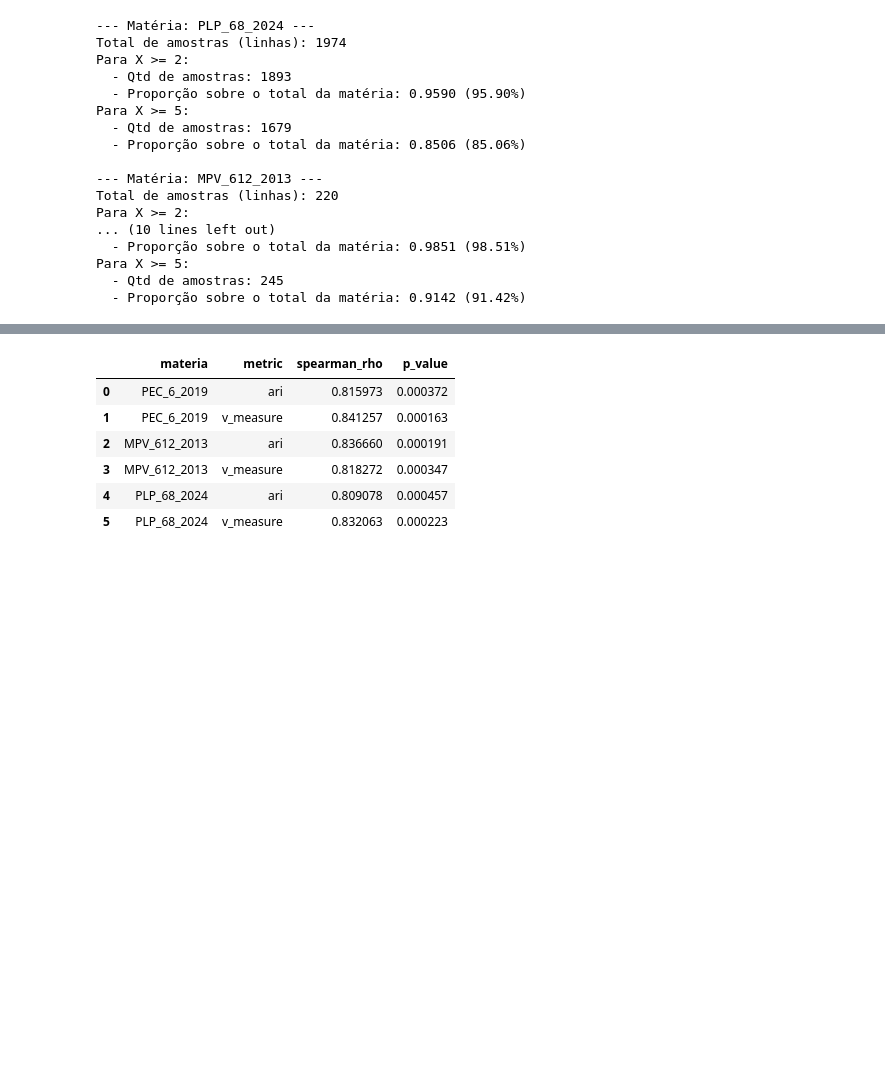
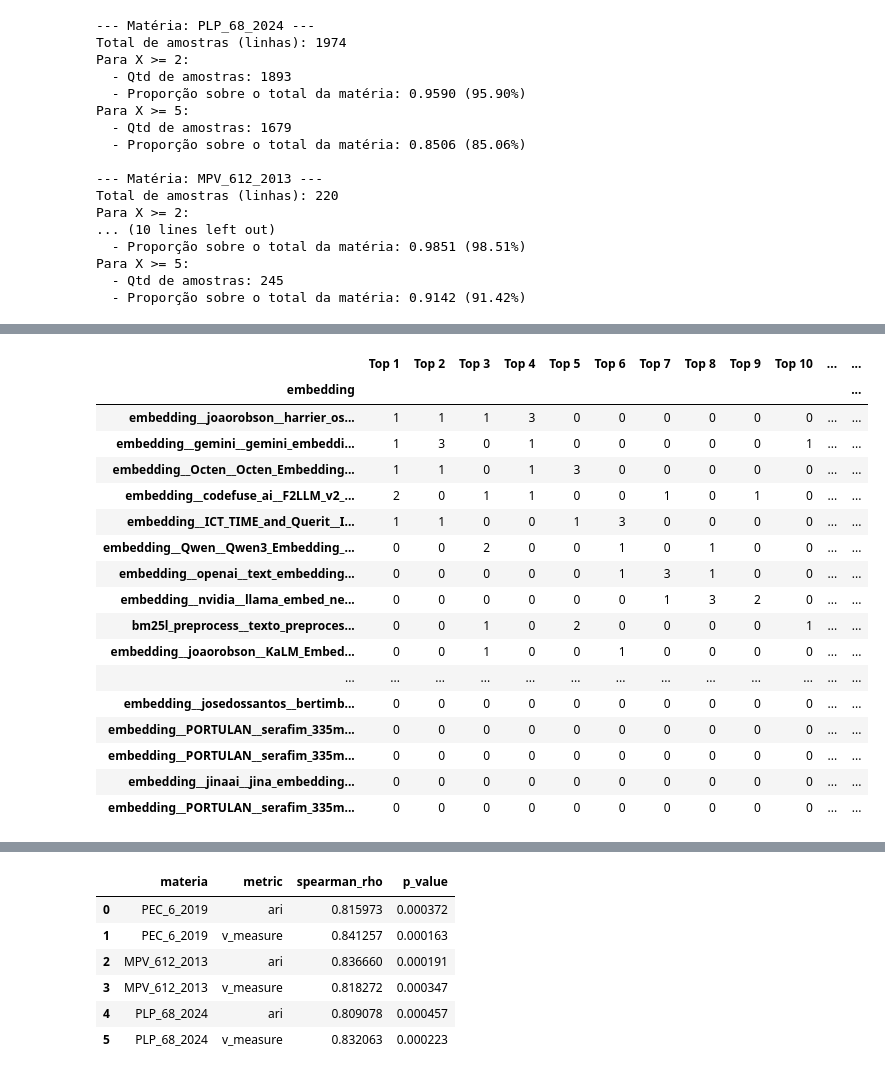
Before and after one commit to joaorobson/br-leg-amendments-embeddings-eval, a Jupyter notebook: notebooks/tasks_eval/Clustering-Eval.ipynb, the cells around one changed output, grey strips where cells are left out. Saved outputs shown, nothing was run; the diff lists cells and outputs as text; code cells hidden in the pictures; blank space fills up the shorter version.

Commit message:
Atualização dos notebooks de avaliação + notebook de geração de embeddings proprietários

```diff
--- a/notebooks/tasks_eval/Clustering-Eval.ipynb
+++ b/notebooks/tasks_eval/Clustering-Eval.ipynb
@@ -5,5 +7,5 @@ from tqdm import tqdm
 # %%
-embeddings = pd.read_parquet("../data/datasets/embeddings_v10.parquet")
+embeddings = pd.read_parquet("../../data/datasets/embeddings.parquet")
 # %%
 embedding_cols = [
     'embedding__codefuse_ai__F2LLM_v2_14B__texto',
@@ -893,11 +114,0 @@ Nivel=tema | Clusters=261
-# %%
-df_all = pd.concat(
-    [
-        df.assign(
-            materia=materia,
-            tipo_texto=df["embedding"].apply(extrair_tipo_texto)
-        )
-        for materia, df in resultados_df.items()
-    ],
-    ignore_index=True
-)
@@ -972,2 +114,0 @@ def map_latex_names(df, column="embedding"):
-# %%
-df_all["nome_latex"] =  map_latex_names(df_clustering)
@@ -1248,0 +465,62 @@ def get_model_size(name):
+# %%
+df_exp = df_all[
+    (df_all["tipo_texto"] == "texto_preprocessado") &
+    (df_all["nivel"] == "tema")
+].copy()
+
+# Lista de métricas a ranquear (retrieval e clustering)
+metricas = ["ari", "v_measure"]
+
+# Filtra apenas as métricas presentes nas colunas
+metricas_validas = [m for m in metricas if m in df_exp.columns]
+
+# =====================================================================
+# 2. TRANSFORMAÇÃO PARA FORMATO LONGO E CÁLCULO DOS RANKS
+# =====================================================================
+# Derrete o DataFrame para termos 1 linha por (materia, embedding, metrica)
+df_melted = df_exp.melt(
+    id_vars=["materia", "embedding"],
+    value_vars=metricas_validas,
+    var_name="metrica",
+    value_name="score"
+).dropna(subset=["score"])
+
+# Calcula a posição (Rank 1 = Maior Score) dentro de cada grupo (materia, metrica)
+# method='min' garante ranking padrão de competição em caso de empate
+df_melted["rank"] = (
+    df_melted.groupby(["materia", "metrica"])["score"]
+    .rank(ascending=False, method="min")
+    .astype(int)
+)
+
+# =====================================================================
+# 3. TABELA DE FREQUÊNCIA DE POSIÇÕES (TOP 1, TOP 2, TOP 3, ...)
+# =====================================================================
+# Cria a matriz: Linha = Modelo/Embedding | Coluna = Posição no Rank
+df_ranks_count = pd.crosstab(
+    index=df_melted["embedding"],
+    columns=df_melted["rank"],
+    margins=False
+)
+
+# Renomeia as colunas para formato amigável (Top 1, Top 2, ...)
+df_ranks_count.columns = [f"Top {col}" for col in df_ranks_count.columns]
+
+# Adiciona Rank Médio para ordenação global consistente
+rank_medio = df_melted.groupby("embedding")["rank"].mean().rename("Rank Médio")
+df_ranks_count["Rank Médio"] = rank_medio.round(2)
+
+# Ordena a tabela pelos mais frequentes no Top 1 e depois pelo melhor Rank Médio
+df_ranks_count = df_ranks_count.sort_values(by=[ "Rank Médio", "Top 1"], ascending=[True, False])
+
+# Preenche posições vazias com 0
+df_ranks_count = df_ranks_count.fillna(0).astype({col: int for col in df_ranks_count.columns if col != "Rank Médio"})
+
+# =====================================================================
+# 4. EXIBIÇÃO DOS RESULTADOS
+# =====================================================================
+print("=" * 80)
+print("DISTRIBUIÇÃO DE POSIÇÕES POR MODELO (Todas as Matérias e Métricas)")
+print("=" * 80)
+display(df_ranks_count)
+# %% [output]
@@ -1248,0 +530,18 @@ def get_model_size(name):
+|  | Top 1 | Top 2 | Top 3 | Top 4 | Top 5 | Top 6 | Top 7 | Top 8 | Top 9 | Top 10 | ... | ... |
+| embedding |  |  |  |  |  |  |  |  |  |  |  | ... |
+| embedding__joaorobson__harrier_os... | 1 | 1 | 1 | 3 | 0 | 0 | 0 | 0 | 0 | 0 | ... | ... |
+| embedding__gemini__gemini_embeddi... | 1 | 3 | 0 | 1 | 0 | 0 | 0 | 0 | 0 | 1 | ... | ... |
+| embedding__Octen__Octen_Embedding... | 1 | 1 | 0 | 1 | 3 | 0 | 0 | 0 | 0 | 0 | ... | ... |
+| embedding__codefuse_ai__F2LLM_v2_... | 2 | 0 | 1 | 1 | 0 | 0 | 1 | 0 | 1 | 0 | ... | ... |
+| embedding__ICT_TIME_and_Querit__I... | 1 | 1 | 0 | 0 | 1 | 3 | 0 | 0 | 0 | 0 | ... | ... |
+| embedding__Qwen__Qwen3_Embedding_... | 0 | 0 | 2 | 0 | 0 | 1 | 0 | 1 | 0 | 0 | ... | ... |
+| embedding__openai__text_embedding... | 0 | 0 | 0 | 0 | 0 | 1 | 3 | 1 | 0 | 0 | ... | ... |
+| embedding__nvidia__llama_embed_ne... | 0 | 0 | 0 | 0 | 0 | 0 | 1 | 3 | 2 | 0 | ... | ... |
+| bm25l_preprocess__texto_preproces... | 0 | 0 | 1 | 0 | 2 | 0 | 0 | 0 | 0 | 1 | ... | ... |
+| embedding__joaorobson__KaLM_Embed... | 0 | 0 | 1 | 0 | 0 | 1 | 0 | 0 | 0 | 0 | ... | ... |
+| ... | ... | ... | ... | ... | ... | ... | ... | ... | ... | ... | ... | ... |
+| embedding__josedossantos__bertimb... | 0 | 0 | 0 | 0 | 0 | 0 | 0 | 0 | 0 | 0 | ... | ... |
+| embedding__PORTULAN__serafim_335m... | 0 | 0 | 0 | 0 | 0 | 0 | 0 | 0 | 0 | 0 | ... | ... |
+| embedding__PORTULAN__serafim_335m... | 0 | 0 | 0 | 0 | 0 | 0 | 0 | 0 | 0 | 0 | ... | ... |
+| embedding__jinaai__jina_embedding... | 0 | 0 | 0 | 0 | 0 | 0 | 0 | 0 | 0 | 0 | ... | ... |
+| embedding__PORTULAN__serafim_335m... | 0 | 0 | 0 | 0 | 0 | 0 | 0 | 0 | 0 | 0 | ... | ... |
```
Also changed, not shown: parts of 49 cells of this notebook, 33 other files.
